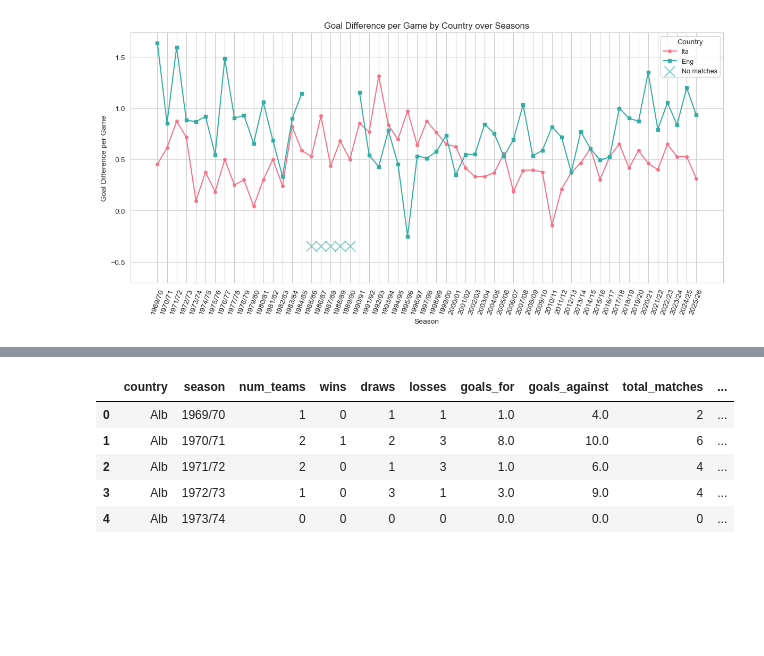
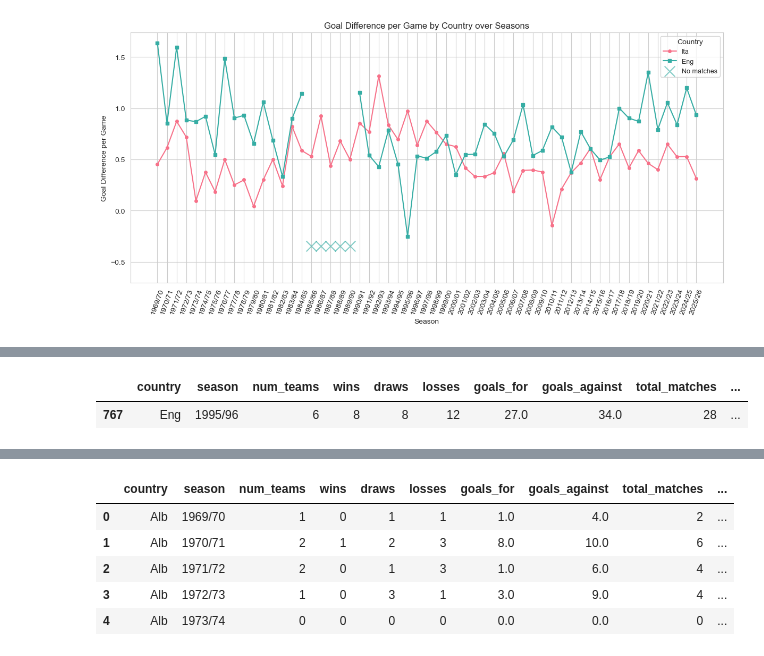
Before and after one commit to pacoraggio/Italian-Football-Clubs-Analysis, a Jupyter notebook: notebooks/data_wrangling.ipynb, the cells around one changed output, grey strips where cells are left out. Saved outputs shown, nothing was run; the diff lists cells and outputs as text; code cells hidden in the pictures; blank space fills up the shorter version.

```diff
--- a/notebooks/data_wrangling.ipynb
+++ b/notebooks/data_wrangling.ipynb
@@ -1047,0 +1054,6 @@ plot_country_metrics(country_stats_complete, countries=['Ita','Eng'], metric='gd
+# %%
+country_stats_complete[(country_stats_complete['country'] == 'Eng') &
+                       (country_stats_complete['season'].isin(['1995/96']))]
+# %% [output]
+|  | country | season | num_teams | wins | draws | losses | goals_for | goals_against | total_matches | ... |
+| 767 | Eng | 1995/96 | 6 | 8 | 8 | 12 | 27.0 | 34.0 | 28 | ... |
```
Also changed, not shown: parts of 15 cells of this notebook, 3 other files.
